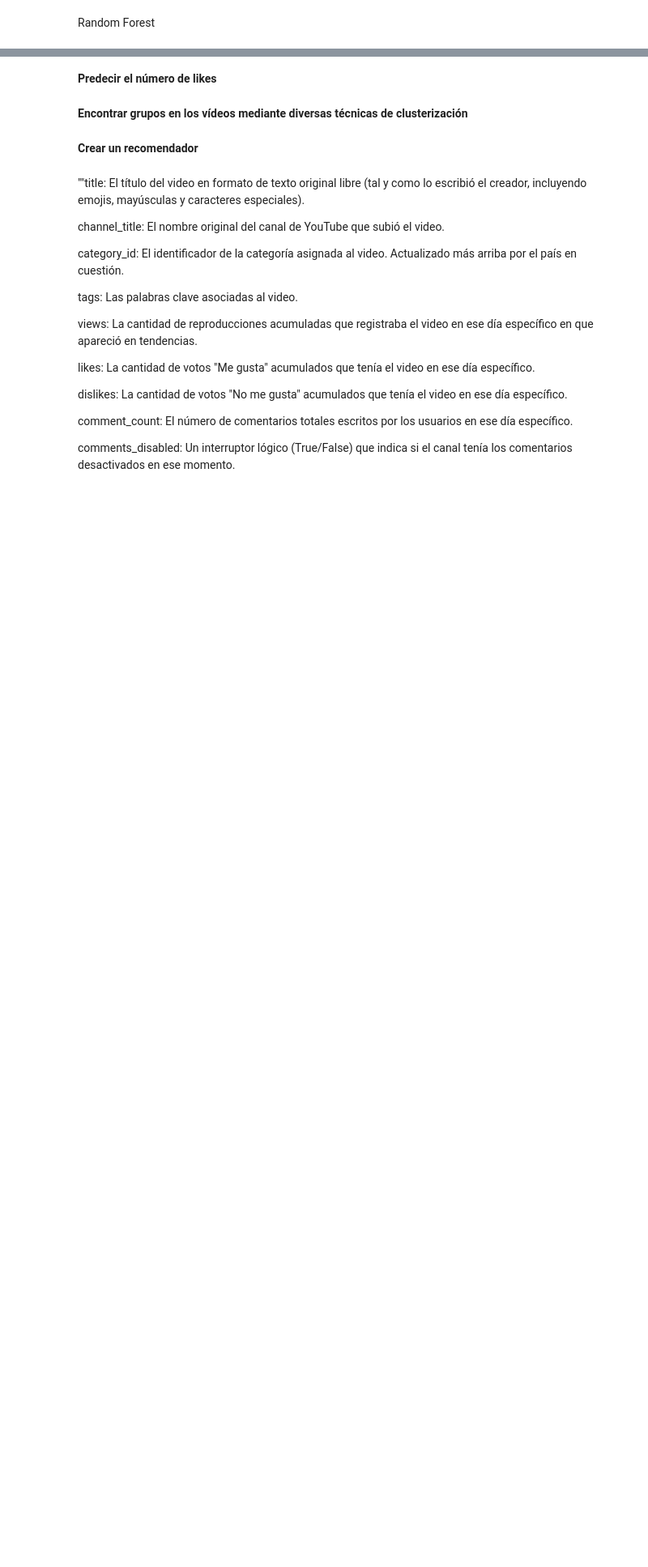
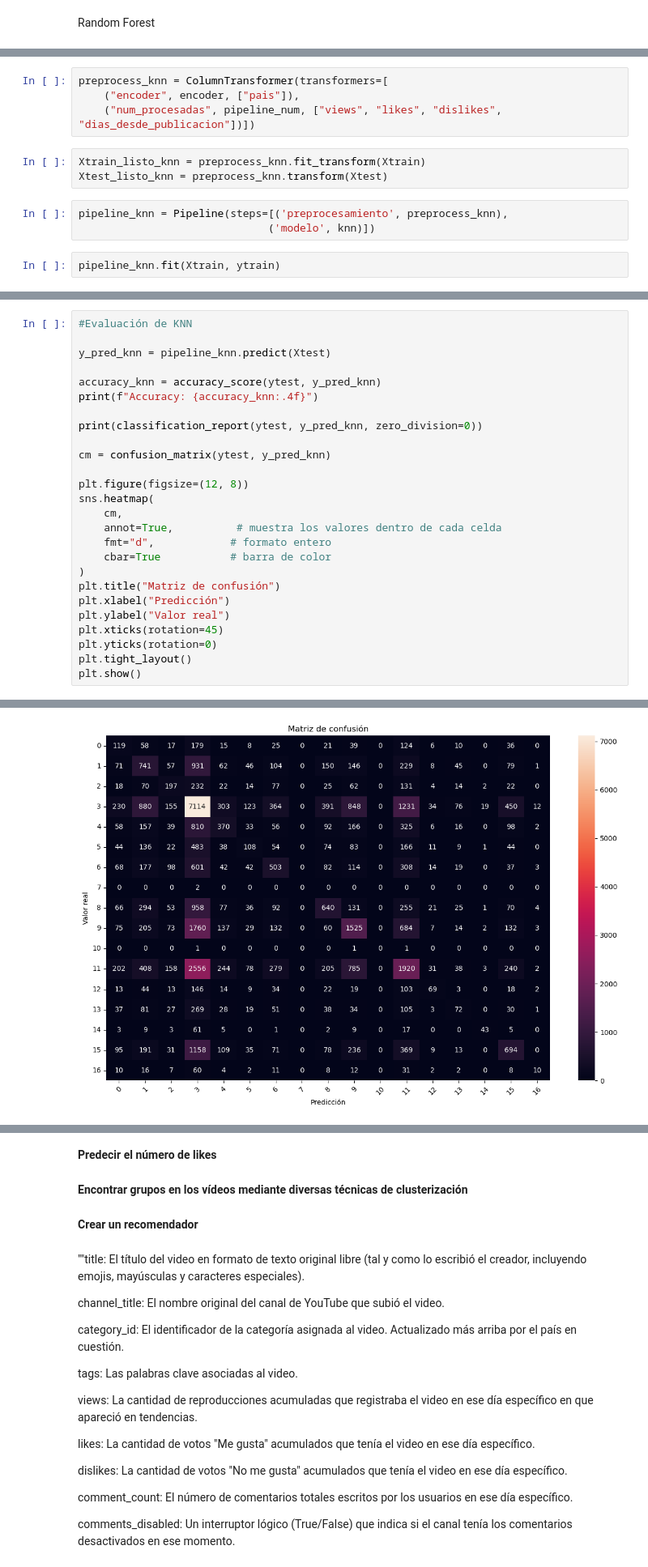
Before and after one commit to fernanditomartinez85/PRACTICA-FINAL-IA, a Jupyter notebook: exploratory_analysis.ipynb, the cells around one changed output, grey strips where cells are left out. Shown at 81% size. Saved outputs shown, nothing was run; the diff lists cells and outputs as text; blank space fills up the shorter version.

```diff
--- a/exploratory_analysis.ipynb
+++ b/exploratory_analysis.ipynb
@@ -600,0 +736,12 @@ print("Accuracy:", accuracy)
+# %%
+preprocess_knn = ColumnTransformer(transformers=[
+    ("encoder", encoder, ["pais"]),
+    ("num_procesadas", pipeline_num, ["views", "likes", "dislikes", "dias_desde_publicacion"])])
+# %%
+Xtrain_listo_knn = preprocess_knn.fit_transform(Xtrain)
+Xtest_listo_knn = preprocess_knn.transform(Xtest)
+# %%
+pipeline_knn = Pipeline(steps=[('preprocesamiento', preprocess_knn),
+                              ('modelo', knn)])
+# %%
+pipeline_knn.fit(Xtrain, ytrain)
@@ -600,0 +762,27 @@ print("Accuracy:", accuracy)
+# %%
+#Evaluación de KNN
+
+y_pred_knn = pipeline_knn.predict(Xtest)
+
+accuracy_knn = accuracy_score(ytest, y_pred_knn)
+print(f"Accuracy: {accuracy_knn:.4f}")
+
+print(classification_report(ytest, y_pred_knn, zero_division=0))
+
+cm = confusion_matrix(ytest, y_pred_knn)
+
+plt.figure(figsize=(12, 8))
+sns.heatmap(
+    cm,
+    annot=True,          # muestra los valores dentro de cada celda
+    fmt="d",            # formato entero
+    cbar=True           # barra de color
+)
+plt.title("Matriz de confusión")
+plt.xlabel("Predicción")
+plt.ylabel("Valor real")
+plt.xticks(rotation=45)
+plt.yticks(rotation=0)
+plt.tight_layout()
+plt.show()
+# %% [output]
@@ -600,0 +806 @@ print("Accuracy:", accuracy)
+[figure, added]
```
Also changed, not shown: parts of 38 cells of this notebook.
